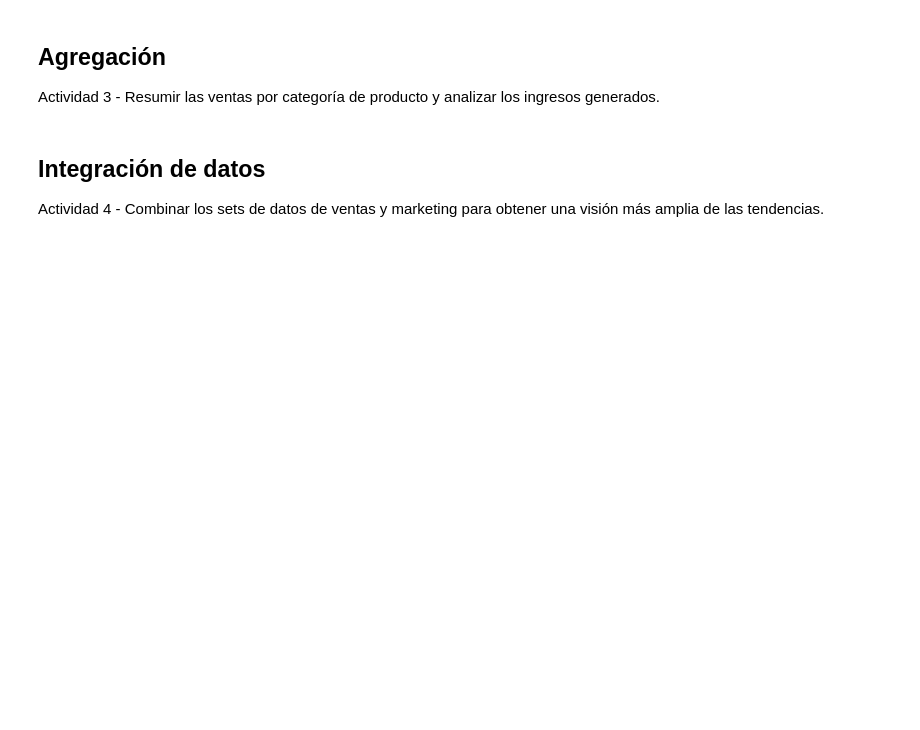
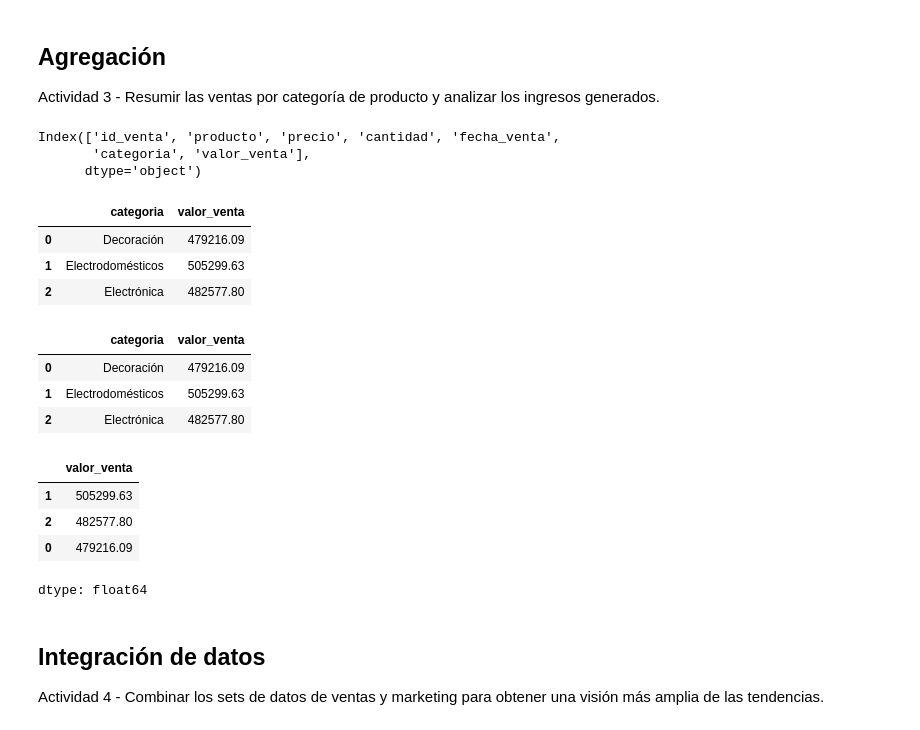
Before and after one commit to aylindaiana/data-analitycs, a Jupyter notebook: PreEntrega/Pre-entrega.ipynb, the cells around one changed output. Saved outputs shown, nothing was run; the diff lists cells and outputs as text; code cells hidden in the pictures; blank space fills up the shorter version.

```diff
--- a/PreEntrega/Pre-entrega.ipynb
+++ b/PreEntrega/Pre-entrega.ipynb
@@ -26,6 +28,6 @@ Actividad 1
 import pandas as pd
 # %%
 # Import dataset ventas
-df_ventas = pd.read_csv("https://raw.githubusercontent.com/jrigottiedu/TT-2C2025-Data-Analitycs-Notebooks/refs/heads/main/PreEntrega/Datasets/ventas.csv")
+df_ventas = pd.read_csv("https://raw.githubusercontent.com/aylindaiana/data-analitycs/refs/heads/main/ventas.csv")
 # %%
 # Import dataset clientes
@@ -380,15 +504,35 @@ productos_top
 Actividad 3 - Resumir las ventas por categoría de producto y analizar los ingresos generados.
 # %%
 df_ventas.columns
+# %% [output]
+Index(['id_venta', 'producto', 'precio', 'cantidad', 'fecha_venta',
+       'categoria', 'valor_venta'],
+      dtype='object')
 # %%
 # Agrupamos por categoria y agregamos la suma
 ventas_categoria = df_ventas.groupby("categoria", as_index=False)["valor_venta"].sum()
 ventas_categoria.head()
+# %% [output]
+|  | categoria | valor_venta |
+| 0 | Decoración | 479216.09 |
+| 1 | Electrodomésticos | 505299.63 |
+| 2 | Electrónica | 482577.80 |
 # %%
 ventas_categoria
+# %% [output]
+|  | categoria | valor_venta |
+| 0 | Decoración | 479216.09 |
+| 1 | Electrodomésticos | 505299.63 |
+| 2 | Electrónica | 482577.80 |
 # %%
 # Ordenar y mostrar los resultados
-ventas_categoria
+ventas_categoria["valor_venta"].sort_values(ascending=False)
+# %% [output]
+|  | valor_venta |
+| 1 | 505299.63 |
+| 2 | 482577.80 |
+| 0 | 479216.09 |
+dtype: float64
 # %% [markdown]
 ## Integración de datos
 Actividad 4 - Combinar los sets de datos de ventas y marketing para obtener una visión más amplia de las tendencias.
```
Also changed, not shown: parts of 45 cells of this notebook.
